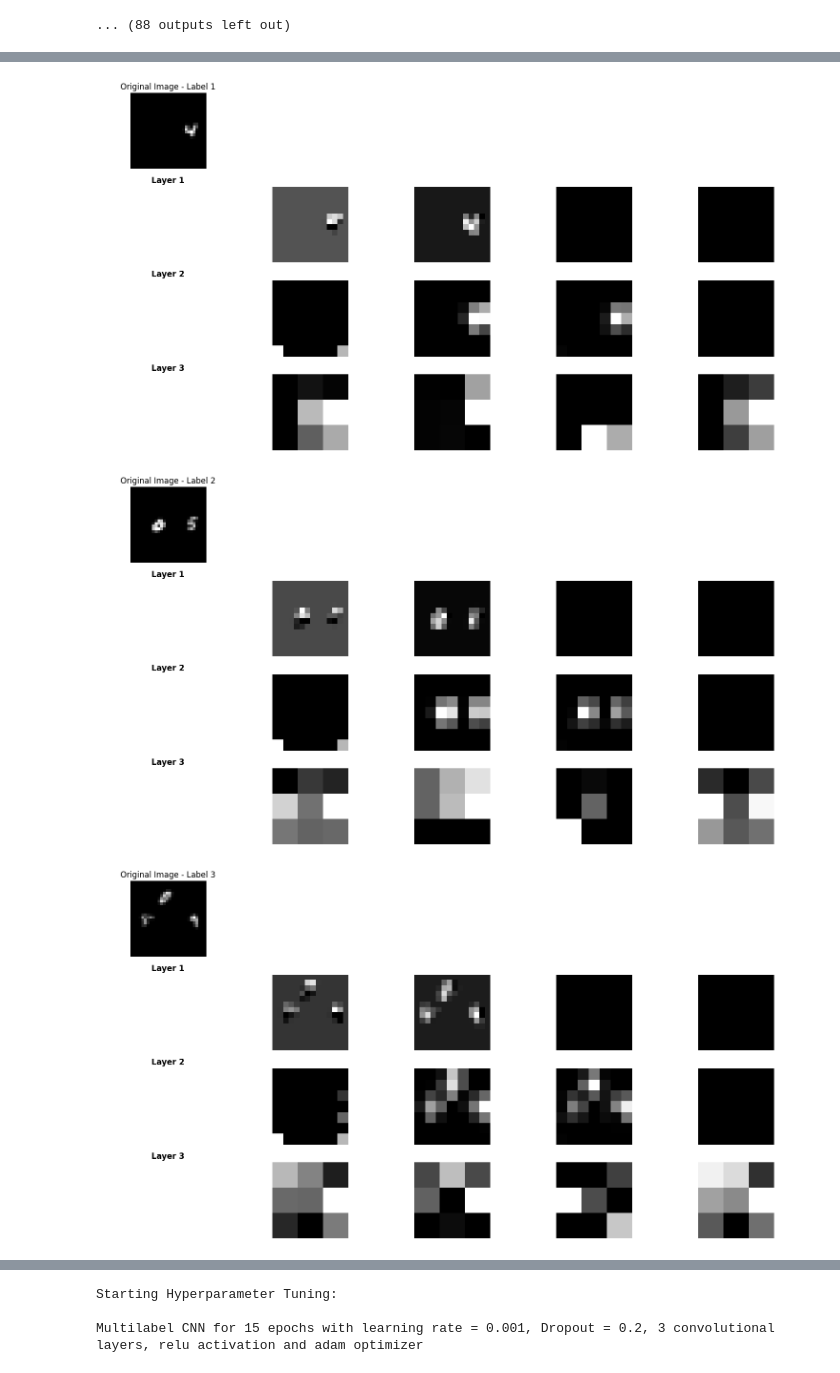
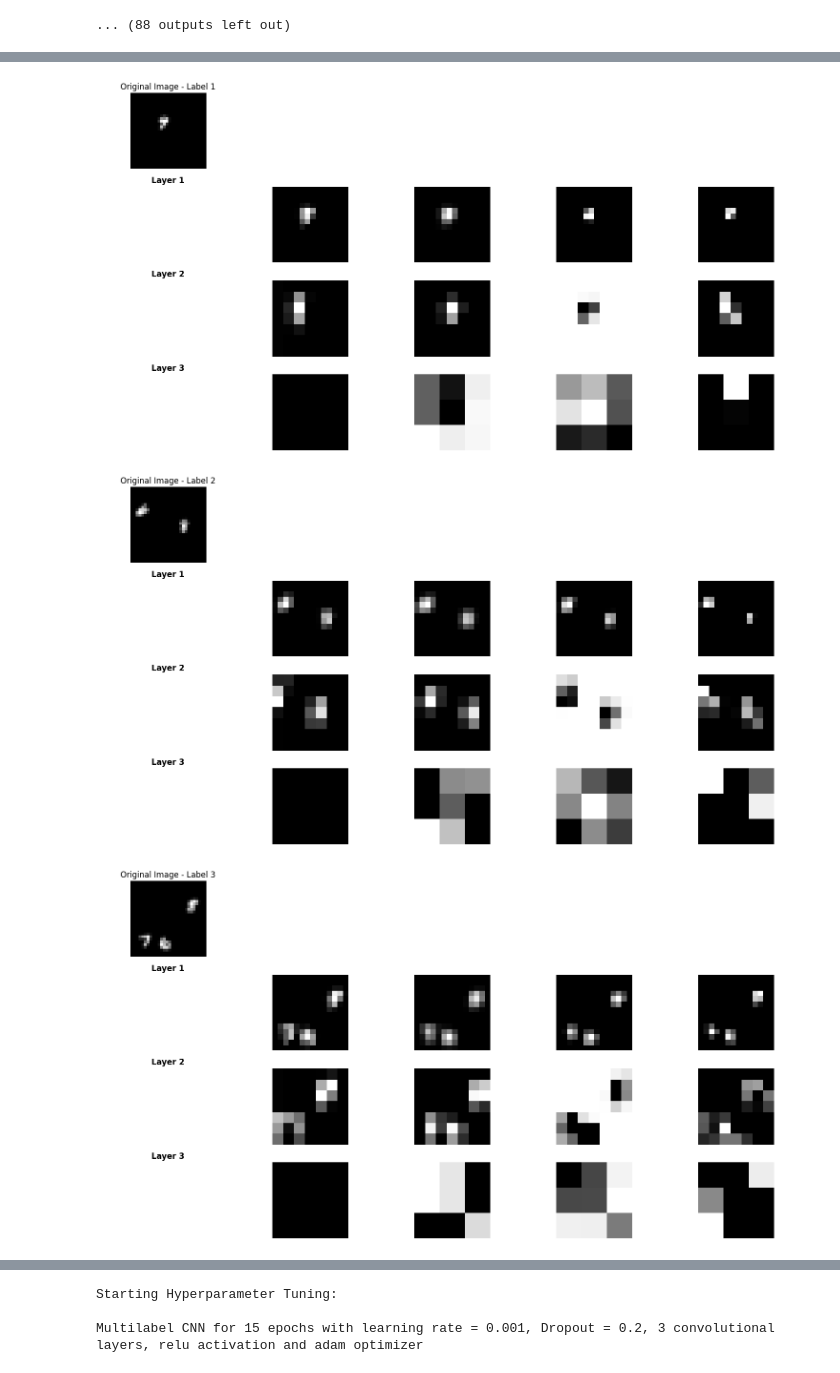
Before and after one commit to StarryBadger/ml-toolkit, a Jupyter notebook: assignments/4/CNN.ipynb, the cells around one changed output, grey strips where cells are left out. Cells and saved outputs as stored; diff of their text form; code cells hidden in the pictures.

```diff
--- a/assignments/4/CNN.ipynb
+++ b/assignments/4/CNN.ipynb
@@ -357,5 +498,5 @@ def visualize_feature_maps(model, data_loader, num_feature_maps=4):
         plt.tight_layout()
         plt.show()
 
-visualize_feature_maps(model, train_loader)
+visualize_feature_maps(best_classification_model, test_loader)
 # %% [output]
@@ -363,3 +504,3 @@ visualize_feature_maps(model, train_loader)
-[figure, old version]
+[figure, new version]
-[figure, old version]
+[figure, new version]
-[figure, old version]
+[figure, new version]
```
Also changed, not shown: parts of 11 cells of this notebook, 4 other files.
